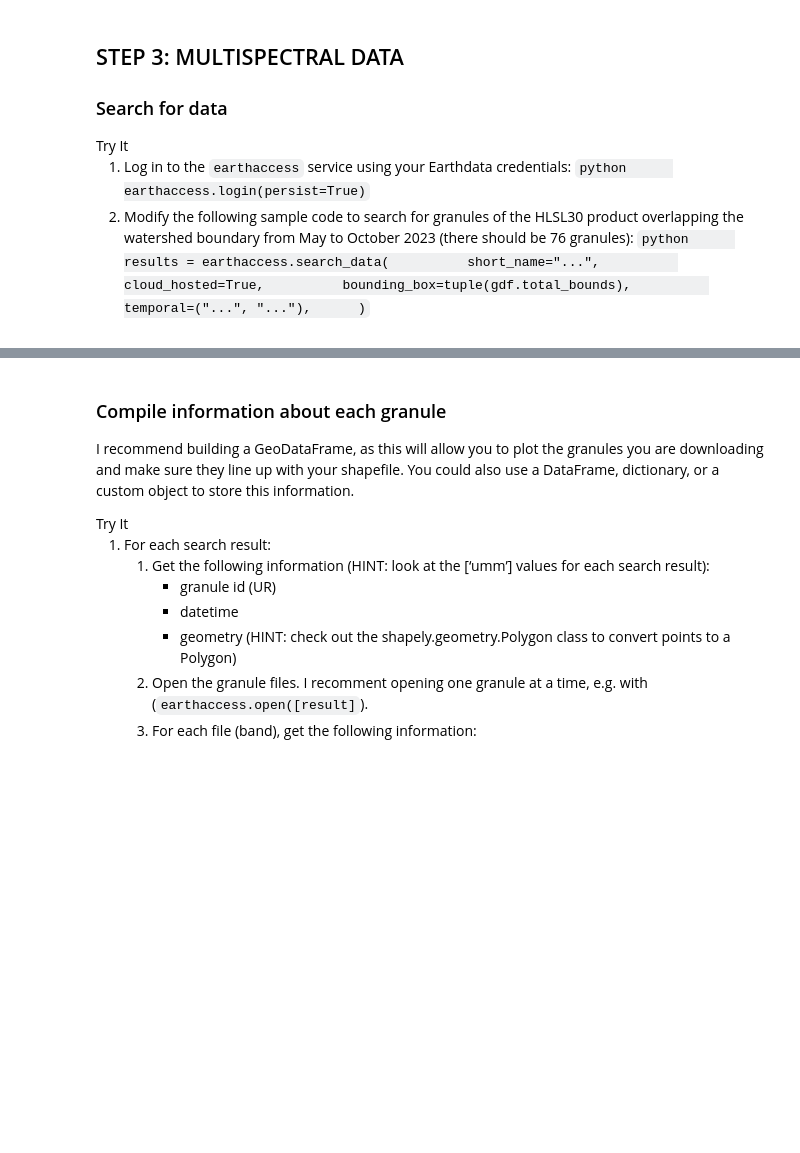
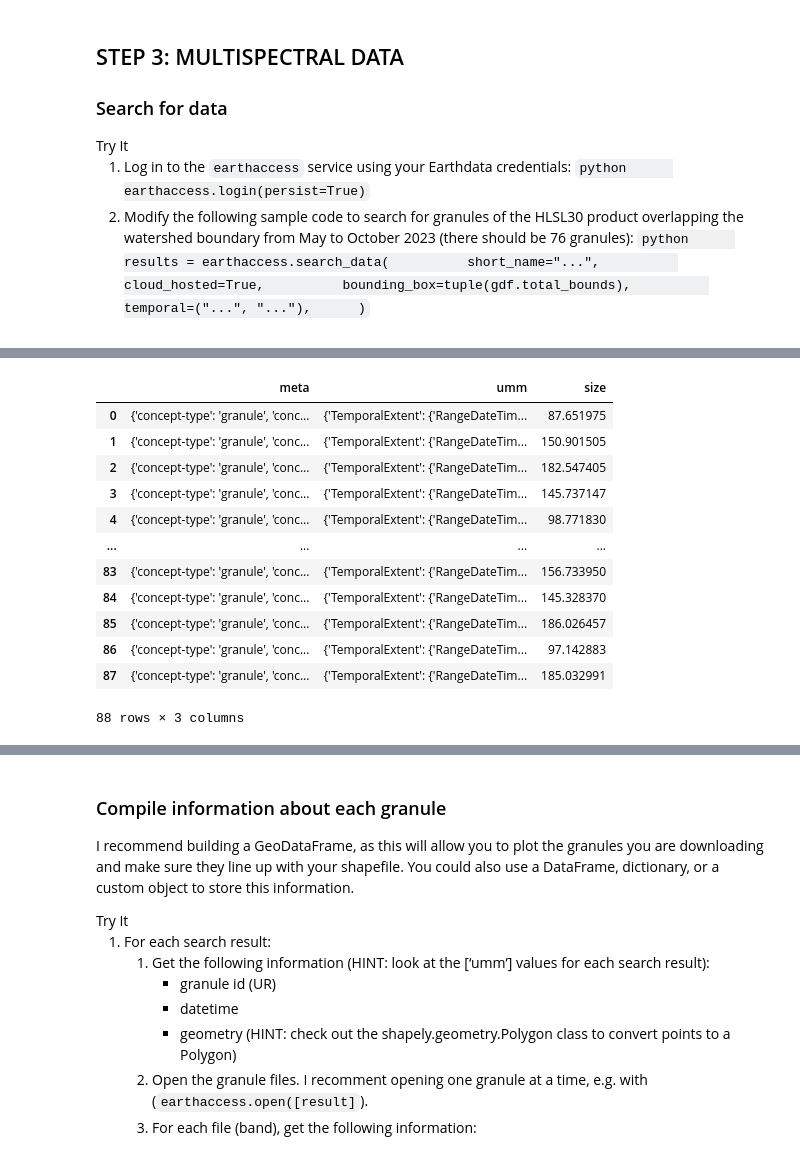
Before and after one commit to earthlab-education/clustering-hanried, a Jupyter notebook: clustering.ipynb, the cells around one changed output, grey strips where cells are left out. Saved outputs shown, nothing was run; the diff lists cells and outputs as text; code cells hidden in the pictures; blank space fills up the shorter version.

Commit message:
dug into earthaccess metadata

```diff
--- a/clustering.ipynb
+++ b/clustering.ipynb
@@ -338,0 +344,11 @@ HLSL30 product overlapping the watershed boundary from May to October
+# %%
+# Search for HLS tiles
+wbd_hls_results = earthaccess.search_data(
+    # dataset short name
+    short_name='HLSL30',
+    # the bounding box is the waterhsed boundary
+    bounding_box=tuple(wbd_gdf.total_bounds),
+    # temporal bounds from May - Oct 2023
+    temporal=('2023-05-01', '2023-10-31')
+)
+wbd_hls_results
@@ -338,0 +377,18 @@ HLSL30 product overlapping the watershed boundary from May to October
+# %%
+# add the wbd_hls_results go a geodataframe
+wbd_hls_gdf = gpd.GeoDataFrame(wbd_hls_results)
+wbd_hls_gdf
+# %% [output]
+|  | meta | umm | size |
+| 0 | {'concept-type': 'granule', 'conc... | {'TemporalExtent': {'RangeDateTim... | 87.651975 |
+| 1 | {'concept-type': 'granule', 'conc... | {'TemporalExtent': {'RangeDateTim... | 150.901505 |
+| 2 | {'concept-type': 'granule', 'conc... | {'TemporalExtent': {'RangeDateTim... | 182.547405 |
+| 3 | {'concept-type': 'granule', 'conc... | {'TemporalExtent': {'RangeDateTim... | 145.737147 |
+| 4 | {'concept-type': 'granule', 'conc... | {'TemporalExtent': {'RangeDateTim... | 98.771830 |
+| ... | ... | ... | ... |
+| 83 | {'concept-type': 'granule', 'conc... | {'TemporalExtent': {'RangeDateTim... | 156.733950 |
+| 84 | {'concept-type': 'granule', 'conc... | {'TemporalExtent': {'RangeDateTim... | 145.328370 |
+| 85 | {'concept-type': 'granule', 'conc... | {'TemporalExtent': {'RangeDateTim... | 186.026457 |
+| 86 | {'concept-type': 'granule', 'conc... | {'TemporalExtent': {'RangeDateTim... | 97.142883 |
+| 87 | {'concept-type': 'granule', 'conc... | {'TemporalExtent': {'RangeDateTim... | 185.032991 |
+88 rows × 3 columns
```
Also changed, not shown: parts of 10 cells of this notebook.
